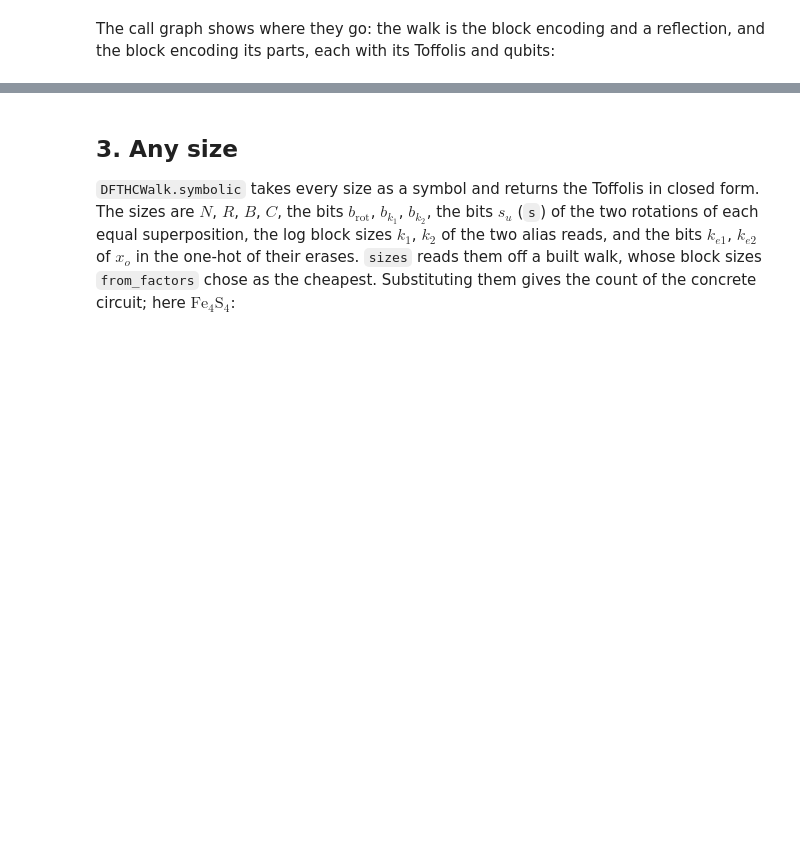
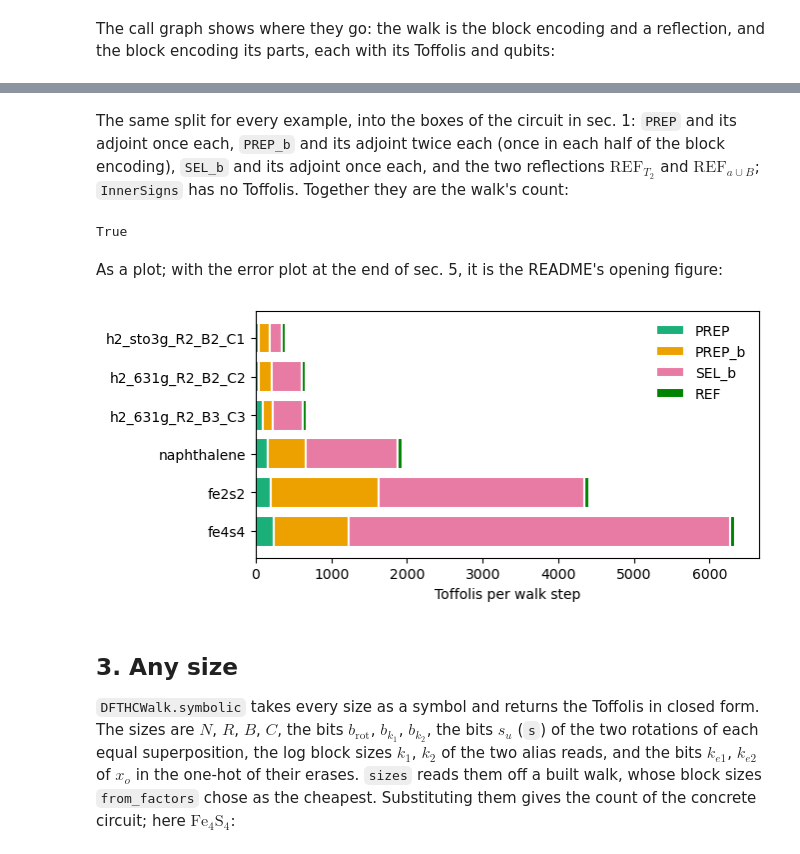
Before and after one commit to Covestro-HPQC/dfthcbe, a Jupyter notebook: notebooks/using_dfthcbe.ipynb, the cells around one changed output, grey strips where cells are left out. Cells and saved outputs as stored; diff of their text form; code cells hidden in the pictures; blank space fills up the shorter version.

```diff
--- a/notebooks/using_dfthcbe.ipynb
+++ b/notebooks/using_dfthcbe.ipynb
@@ -103,10 +104,11 @@ controlled W: 6335 Toffolis, 899 qubits
 # %% [markdown]
 Every decomposed Hamiltonian in `data/dfthc`, at the same bits:
 # %%
+walks = {}
 for name in ('h2_sto3g_R2_B2_C1', 'h2_631g_R2_B2_C2', 'h2_631g_R2_B3_C3', 'naphthalene',
              'fe2s2', 'fe4s4'):
     f, _ = load_factors(name)
-    w = DFTHCWalk.from_factors(**f, b_rot=15, b_k1=15, b_k2=15)
+    w = walks[name] = DFTHCWalk.from_factors(**f, b_rot=15, b_k1=15, b_k2=15)
     (R, B, N), C = f['U'].shape, f['W'].shape[2]
     toffolis = get_cost_value(w, QECGatesCost()).total_toffoli_only()
     print(f'{name:18s} N = {N:2d}, (R, B, C) = {(R, B, C)}: {toffolis:5d} Toffolis, '
@@ -128,6 +130,43 @@ labels = {bloq: {'Toffolis': costs[bloq][QECGatesCost()].total_toffoli_only(),
 GraphvizCallGraph(graph, labels).get_svg()
 # %% [output]
 [drawing not drawn]
+# %% [markdown]
+The same split for every example, into the boxes of the circuit in sec. 1: `PREP` and its adjoint once each, `PREP_b` and its adjoint twice each (once in each half of the block encoding), `SEL_b` and its adjoint once each, and the two reflections $\mathrm{REF}_{T_2}$ and $\mathrm{REF}_{a \cup B}$; `InnerSigns` has no Toffolis. Together they are the walk's count:
+# %%
+def toffoli_count(bloq):
+    return get_cost_value(bloq, QECGatesCost()).total_toffoli_only()
+
+
+def toffolis_per_box(walk):
+    """The walk's Toffolis per box of the circuit, each box with its adjoint."""
+    be = walk.block_encoding
+    return {'PREP': toffoli_count(be.outer) + toffoli_count(be.outer.adjoint()),
+            'PREP_b': 2 * (toffoli_count(be.inner) + toffoli_count(be.inner.adjoint())),
+            'SEL_b': toffoli_count(be.select) + toffoli_count(be.select.adjoint()),
+            'REF': toffoli_count(be.ref_t2) + toffoli_count(walk.ref_ab)}
+
+
+boxes = {name: toffolis_per_box(w) for name, w in walks.items()}
+print(all(sum(boxes[name].values()) == toffoli_count(w) for name, w in walks.items()))
+# %% [output]
+True
+# %% [markdown]
+As a plot; with the error plot at the end of sec. 5, it is the README's opening figure:
+# %%
+names = list(walks)
+start = np.zeros(len(names))
+fig, ax = plt.subplots(figsize=(6.5, 3.2))
+colors = {'PREP': '#1baf7a', 'PREP_b': '#eda100', 'SEL_b': '#e87ba4', 'REF': '#008300'}
+for box, color in colors.items():
+    width = np.array([boxes[name][box] for name in names])
+    ax.barh(names, width, left=start, color=color, edgecolor='white', lw=1.5, label=box)
+    start += width
+ax.invert_yaxis()
+ax.set(xlabel='Toffolis per walk step')
+ax.legend(frameon=False)
+plt.show()
+# %% [output]
+[figure, added]
 # %% [markdown]
 ## 3. Any size
 
```
Also changed, not shown: parts of 2 cells of this notebook, 4 other files.
